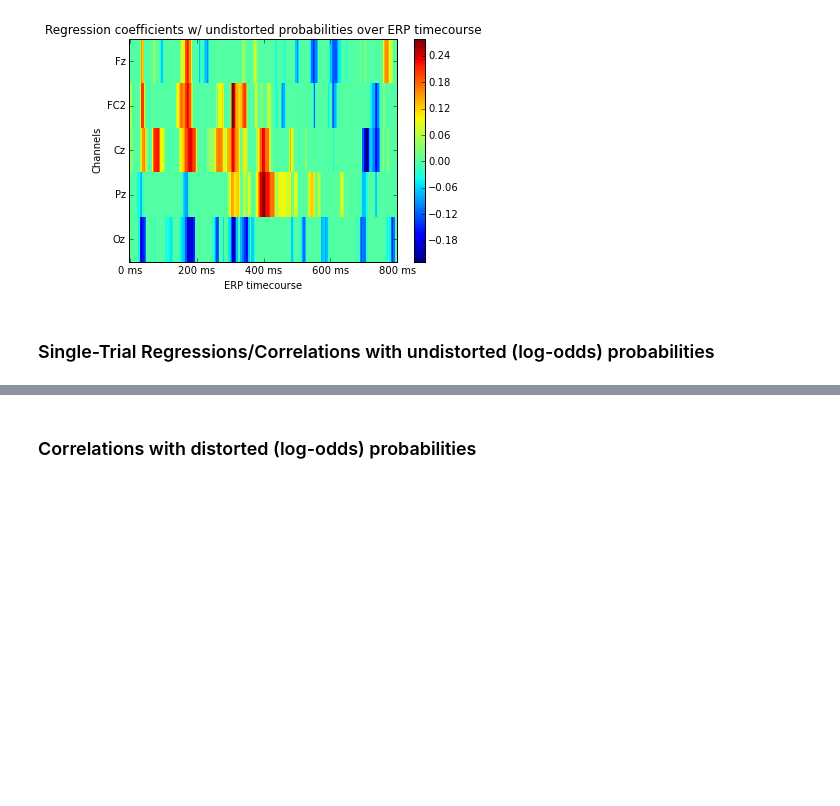
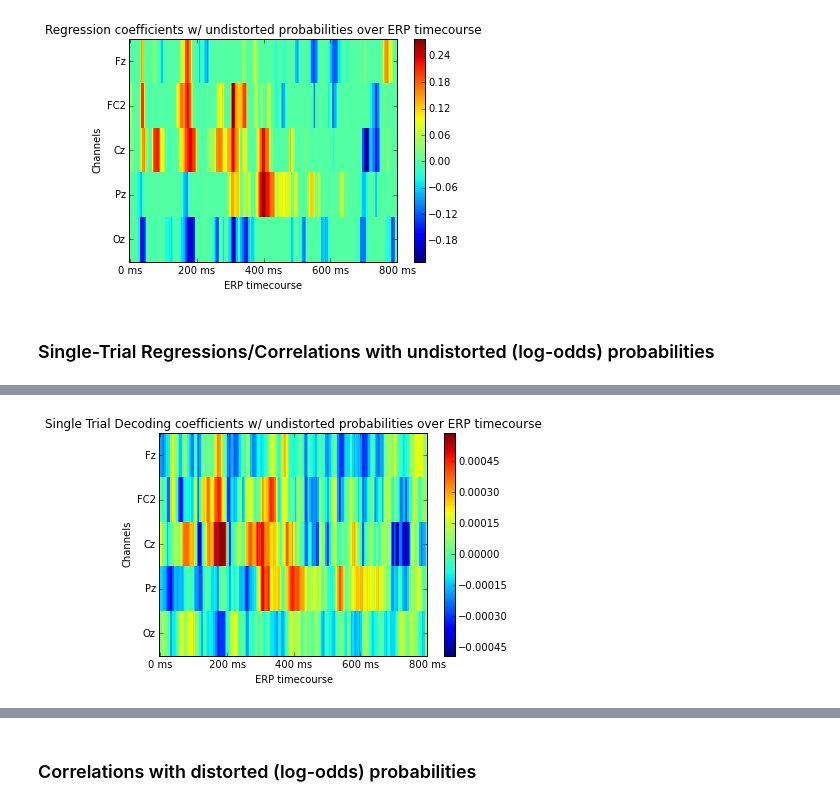
Before and after one commit to mjboos/EEG-ABUS, a Jupyter notebook: EEG_data_analysis.ipynb, the cells around one changed output, grey strips where cells are left out. Saved outputs shown, nothing was run; the diff lists cells and outputs as text; code cells hidden in the pictures; blank space fills up the shorter version.

```diff
--- a/EEG_data_analysis.ipynb
+++ b/EEG_data_analysis.ipynb
@@ -422,3 +447,24 @@ plt.savefig('avr_ERP_unverzerrte_lo_probs.tif')
+# %%
+normalize = True
+save = False
+
+br = BayesianRidge(normalize=True)
+br.fit(X_st,y_st)
+
+coefs = np.reshape(br.coef_,(5,200))
+
+plt.imshow(coefs,aspect='auto',interpolation='nearest')
+plt.xticks([0,50,100,150,200],['0 ms','200 ms','400 ms','600 ms','800 ms'])
+plt.yticks([0,1,2,3,4],interesting_ones)
+plt.colorbar()
+plt.xlabel('ERP timecourse')
+plt.ylabel('Channels')
+plt.title('Single Trial {} coefficients w/ undistorted probabilities over ERP timecourse'.format('Decoding'))
+
+if save:
+    plt.savefig('decoding_avr_ERP_unverzerrte_lo_probs.pdf')
+# %% [output]
+[figure, added]
 # %%
 correlate = False
 normalize = True
```
Also changed, not shown: parts of 14 cells of this notebook, 1 other file.
